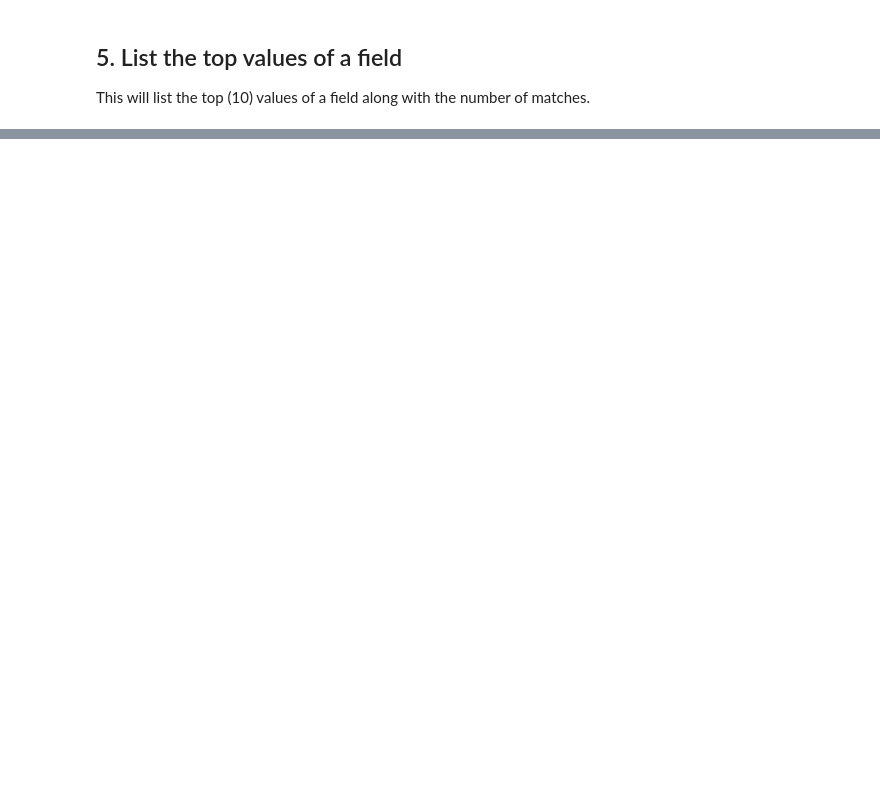
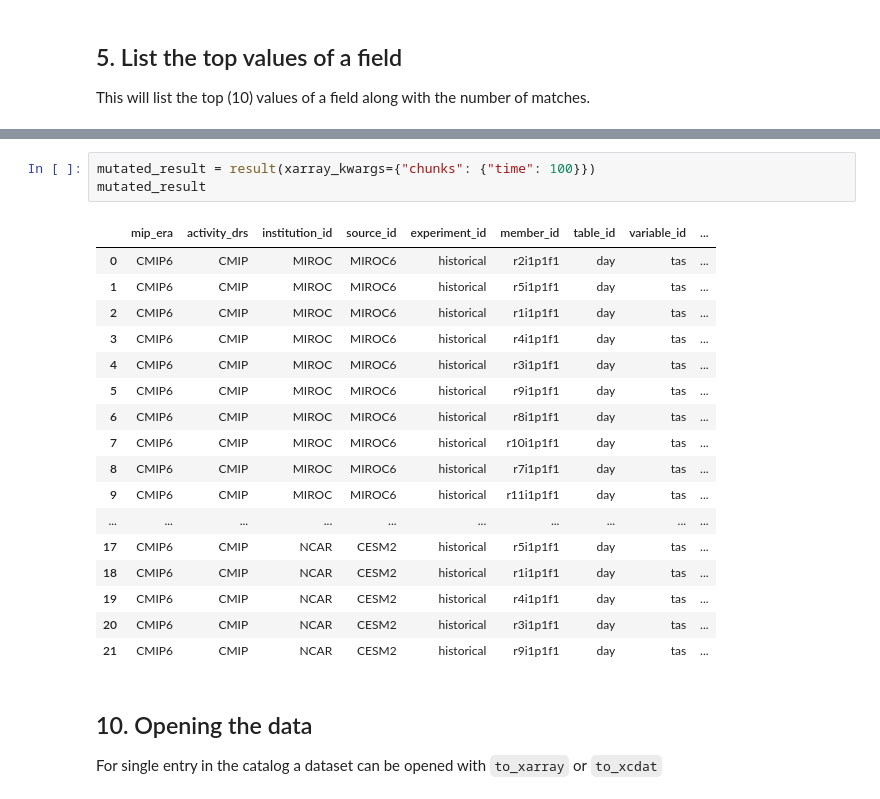
Before and after one commit to esgf-nimbus/cookbook, a Jupyter notebook: notebooks/intake.ipynb, the cells around one changed output, grey strips where cells are left out. Cells and saved outputs as stored; diff of their text form; blank space fills up the shorter version.

```diff
--- a/notebooks/intake.ipynb
+++ b/notebooks/intake.ipynb
@@ -363,0 +256,24 @@ DataTree('CMIP', parent="CMIP6")
+# %%
+mutated_result = result(xarray_kwargs={"chunks": {"time": 100}})
+mutated_result
+# %% [output]
+|  | mip_era | activity_drs | institution_id | source_id | experiment_id | member_id | table_id | variable_id | ... |
+| 0 | CMIP6 | CMIP | MIROC | MIROC6 | historical | r2i1p1f1 | day | tas | ... |
+| 1 | CMIP6 | CMIP | MIROC | MIROC6 | historical | r5i1p1f1 | day | tas | ... |
+| 2 | CMIP6 | CMIP | MIROC | MIROC6 | historical | r1i1p1f1 | day | tas | ... |
+| 3 | CMIP6 | CMIP | MIROC | MIROC6 | historical | r4i1p1f1 | day | tas | ... |
+| 4 | CMIP6 | CMIP | MIROC | MIROC6 | historical | r3i1p1f1 | day | tas | ... |
+| 5 | CMIP6 | CMIP | MIROC | MIROC6 | historical | r9i1p1f1 | day | tas | ... |
+| 6 | CMIP6 | CMIP | MIROC | MIROC6 | historical | r8i1p1f1 | day | tas | ... |
+| 7 | CMIP6 | CMIP | MIROC | MIROC6 | historical | r10i1p1f1 | day | tas | ... |
+| 8 | CMIP6 | CMIP | MIROC | MIROC6 | historical | r7i1p1f1 | day | tas | ... |
+| 9 | CMIP6 | CMIP | MIROC | MIROC6 | historical | r11i1p1f1 | day | tas | ... |
+| ... | ... | ... | ... | ... | ... | ... | ... | ... | ... |
+| 17 | CMIP6 | CMIP | NCAR | CESM2 | historical | r5i1p1f1 | day | tas | ... |
+| 18 | CMIP6 | CMIP | NCAR | CESM2 | historical | r1i1p1f1 | day | tas | ... |
+| 19 | CMIP6 | CMIP | NCAR | CESM2 | historical | r4i1p1f1 | day | tas | ... |
+| 20 | CMIP6 | CMIP | NCAR | CESM2 | historical | r3i1p1f1 | day | tas | ... |
+| 21 | CMIP6 | CMIP | NCAR | CESM2 | historical | r9i1p1f1 | day | tas | ... |
+# %% [markdown]
+## 10. Opening the data
+For single entry in the catalog a dataset can be opened with `to_xarray` or `to_xcdat`
```
Also changed, not shown: parts of 35 cells of this notebook.
